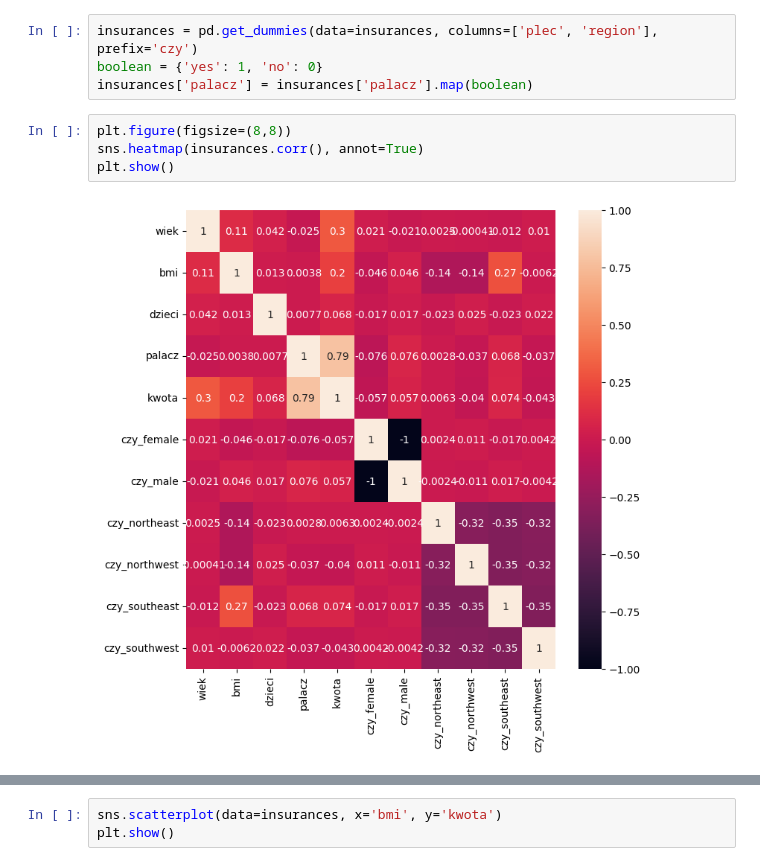
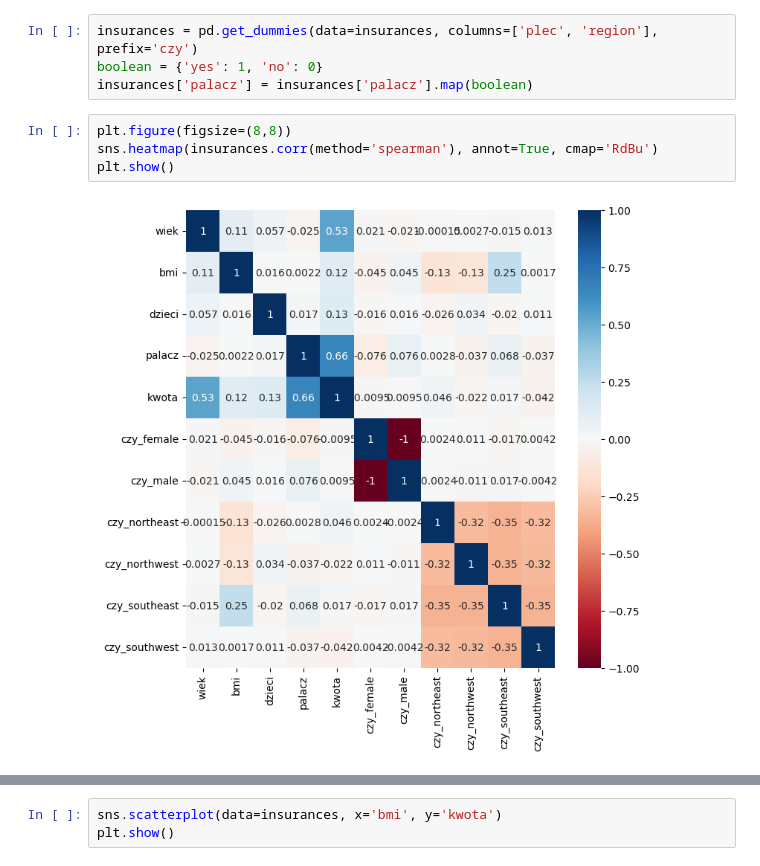
Before and after one commit to jDDDDDDDD/Estimating-insurance-cost, a Jupyter notebook: insurances.ipynb, the cells around one changed output, grey strips where cells are left out. Cells and saved outputs as stored; diff of their text form.

```diff
--- a/insurances.ipynb
+++ b/insurances.ipynb
@@ -87,10 +87,10 @@ boolean = {'yes': 1, 'no': 0}
 insurances['palacz'] = insurances['palacz'].map(boolean)
 # %%
 plt.figure(figsize=(8,8))
-sns.heatmap(insurances.corr(), annot=True)
+sns.heatmap(insurances.corr(method='spearman'), annot=True, cmap='RdBu')
 plt.show()
 # %% [output]
-[figure, old version]
+[figure, new version]
 # %%
 sns.barplot(data=insurances, x='wiek', y='kwota')
 plt.show()
```
Also changed, not shown: parts of 13 cells of this notebook.
